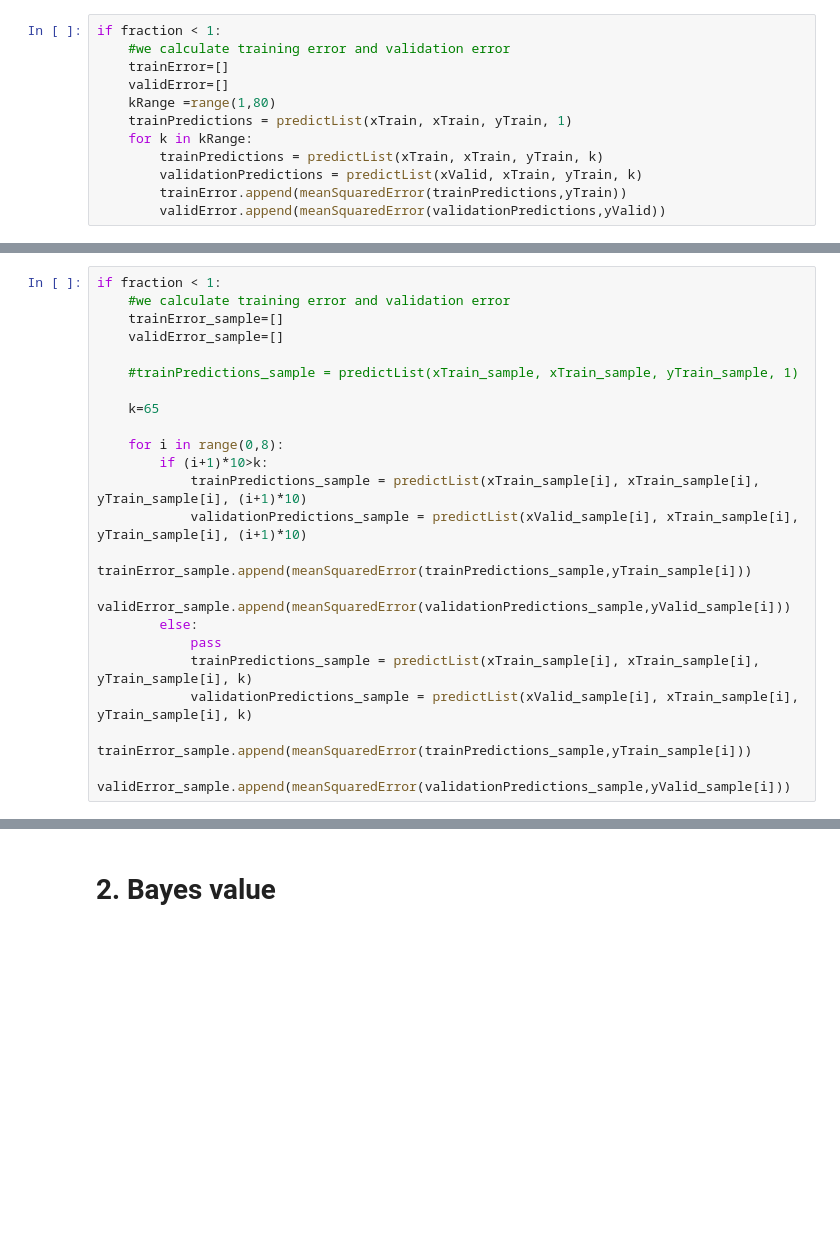
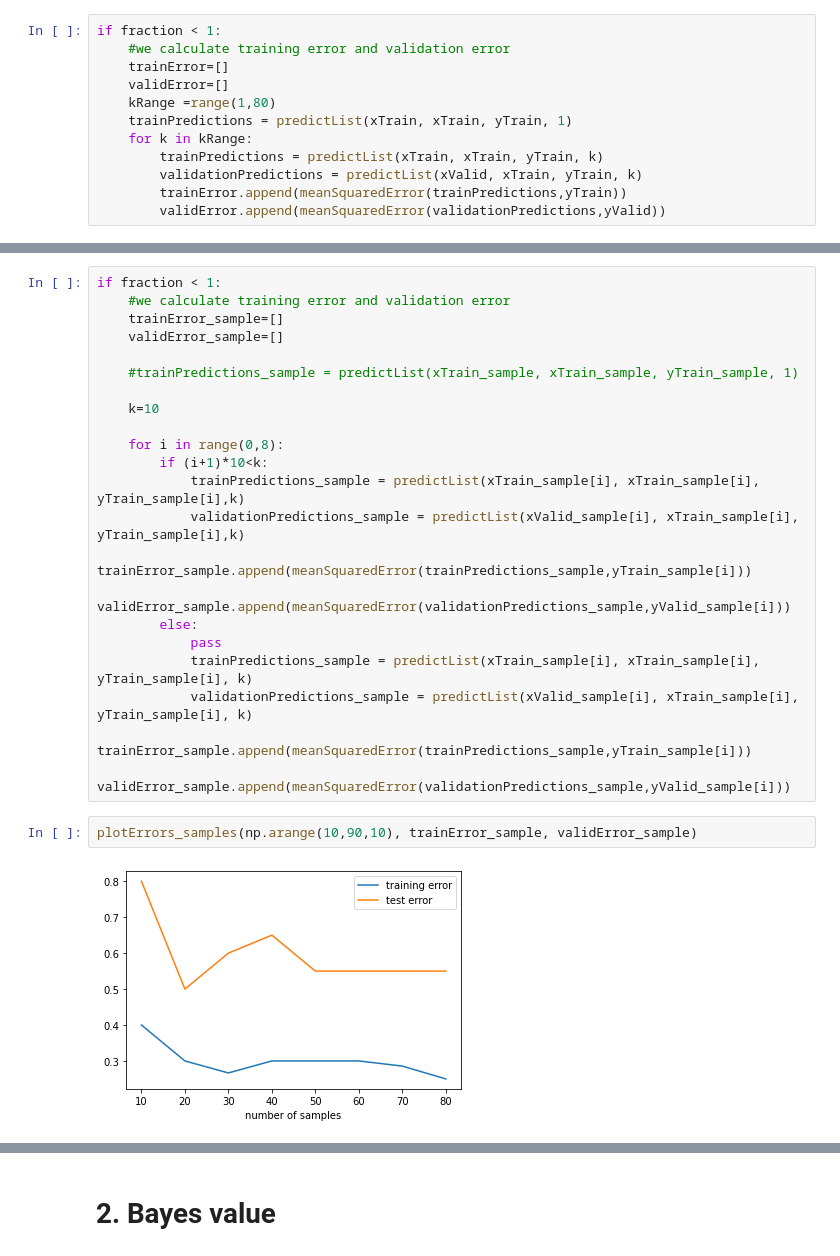
Before and after one commit to kmiec96/Modern-data-science, a Jupyter notebook: ML2021_set1.ipynb, the cells around one changed output, grey strips where cells are left out. Saved outputs shown, nothing was run; the diff lists cells and outputs as text; blank space fills up the shorter version.

```diff
--- a/ML2021_set1.ipynb
+++ b/ML2021_set1.ipynb
@@ -365,12 +365,12 @@ if fraction < 1:
 
     #trainPredictions_sample = predictList(xTrain_sample, xTrain_sample, yTrain_sample, 1)
 
-    k=65
+    k=10
 
     for i in range(0,8):
-        if (i+1)*10>k:
-            trainPredictions_sample = predictList(xTrain_sample[i], xTrain_sample[i], yTrain_sample[i], (i+1)*10)
-            validationPredictions_sample = predictList(xValid_sample[i], xTrain_sample[i], yTrain_sample[i], (i+1)*10)
+        if (i+1)*10<k:
+            trainPredictions_sample = predictList(xTrain_sample[i], xTrain_sample[i], yTrain_sample[i],k)
+            validationPredictions_sample = predictList(xValid_sample[i], xTrain_sample[i], yTrain_sample[i],k)
             trainError_sample.append(meanSquaredError(trainPredictions_sample,yTrain_sample[i]))
             validError_sample.append(meanSquaredError(validationPredictions_sample,yValid_sample[i]))
         else:
@@ -379,3 +379,7 @@ if fraction < 1:
             validationPredictions_sample = predictList(xValid_sample[i], xTrain_sample[i], yTrain_sample[i], k)
             trainError_sample.append(meanSquaredError(trainPredictions_sample,yTrain_sample[i]))
             validError_sample.append(meanSquaredError(validationPredictions_sample,yValid_sample[i]))
+# %%
+plotErrors_samples(np.arange(10,90,10), trainError_sample, validError_sample)
+# %% [output]
+[figure, added]
```
Also changed, not shown: parts of 35 cells of this notebook, 1 other file.
